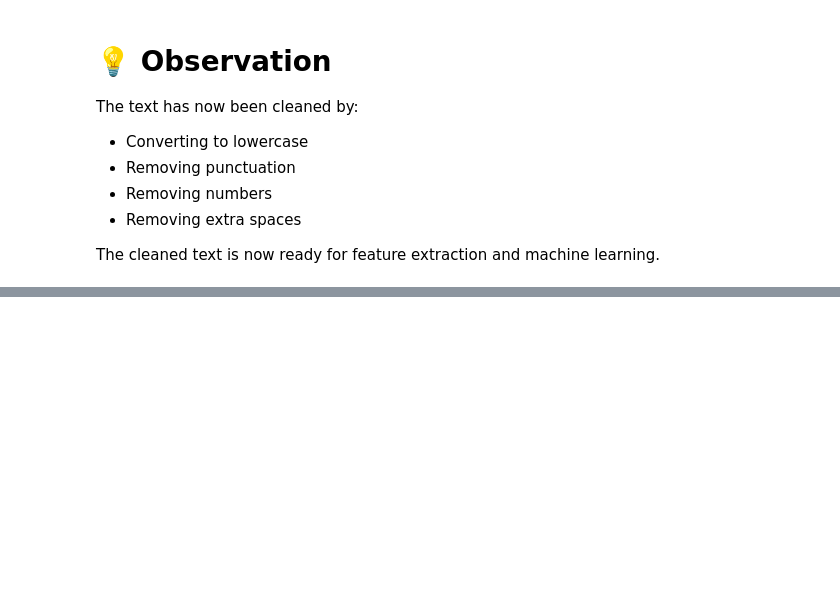
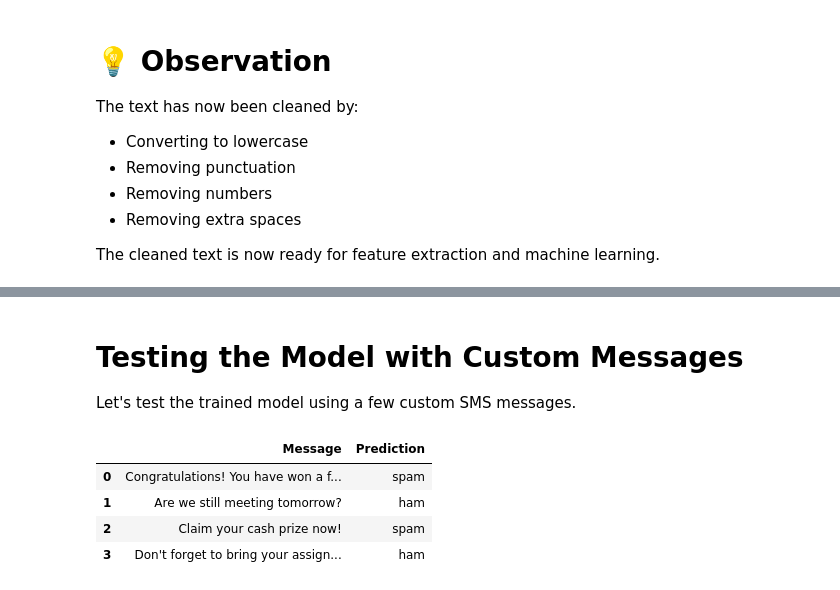
Before and after one commit to Abdullahkhawaja017/zynxis-internship-muhammadabdullah, a Jupyter notebook: Week_6_NLP/Week_6_NLP.ipynb, the cells around one changed output, grey strips where cells are left out. Saved outputs shown, nothing was run; the diff lists cells and outputs as text; code cells hidden in the pictures; blank space fills up the shorter version.

Commit message:
Completed Week 6 - NLP Spam Detection

```diff
--- a/Week_6_NLP/Week_6_NLP.ipynb
+++ b/Week_6_NLP/Week_6_NLP.ipynb
@@ -202,0 +227,8 @@ The cleaned text is now ready for feature extraction and machine learning.
+# %%
+tfidf = TfidfVectorizer(stop_words="english")
+
+X = tfidf.fit_transform(df["Message"])
+
+y = df["Label"]
+
+print("Feature matrix shape:", X.shape)
@@ -202,0 +341,36 @@ The cleaned text is now ready for feature extraction and machine learning.
+# %% [markdown]
+#  Testing the Model with Custom Messages
+
+Let's test the trained model using a few custom SMS messages.
+# %%
+sample_messages = [
+
+    "Congratulations! You have won a free iPhone.",
+
+    "Are we still meeting tomorrow?",
+
+    "Claim your cash prize now!",
+
+    "Don't forget to bring your assignment."
+
+]
+
+sample_features = tfidf.transform(sample_messages)
+
+sample_predictions = model.predict(sample_features)
+
+results = pd.DataFrame({
+
+    "Message": sample_messages,
+
+    "Prediction": sample_predictions
+
+})
+
+results
+# %% [output]
+|  | Message | Prediction |
+| 0 | Congratulations! You have won a f... | spam |
+| 1 | Are we still meeting tomorrow? | ham |
+| 2 | Claim your cash prize now! | spam |
+| 3 | Don't forget to bring your assign... | ham |
```
Also changed, not shown: parts of 17 cells of this notebook, 2 other files.
